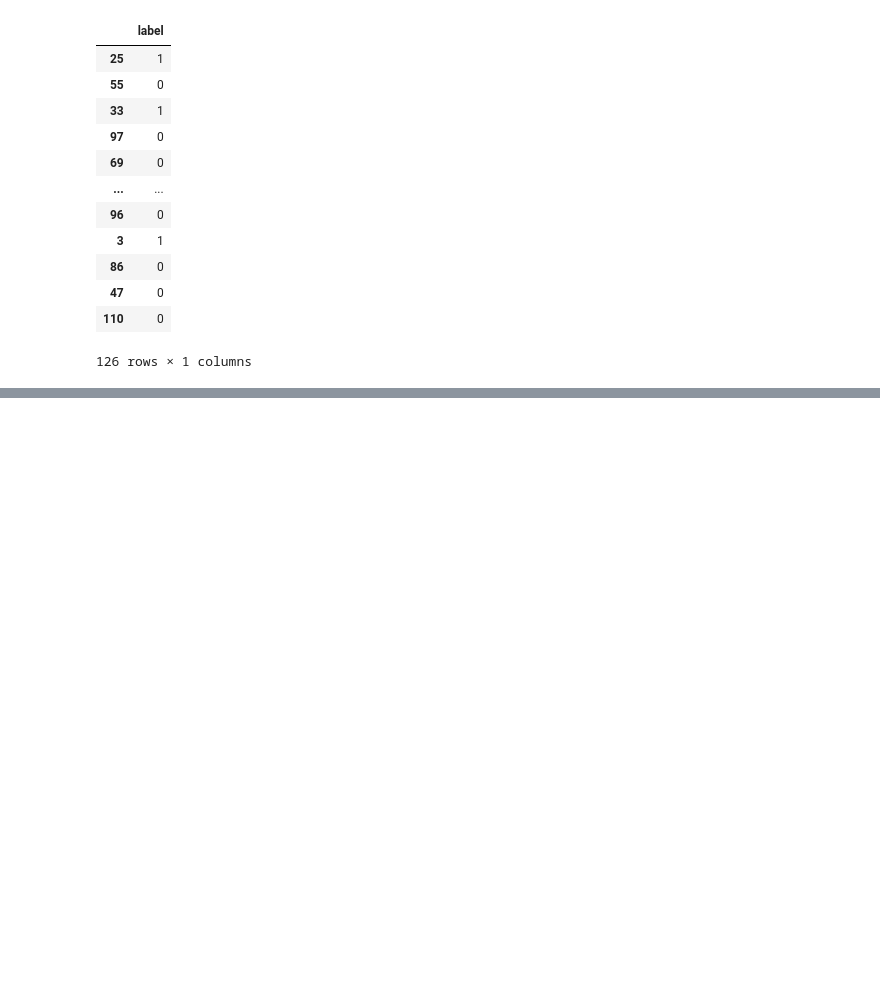
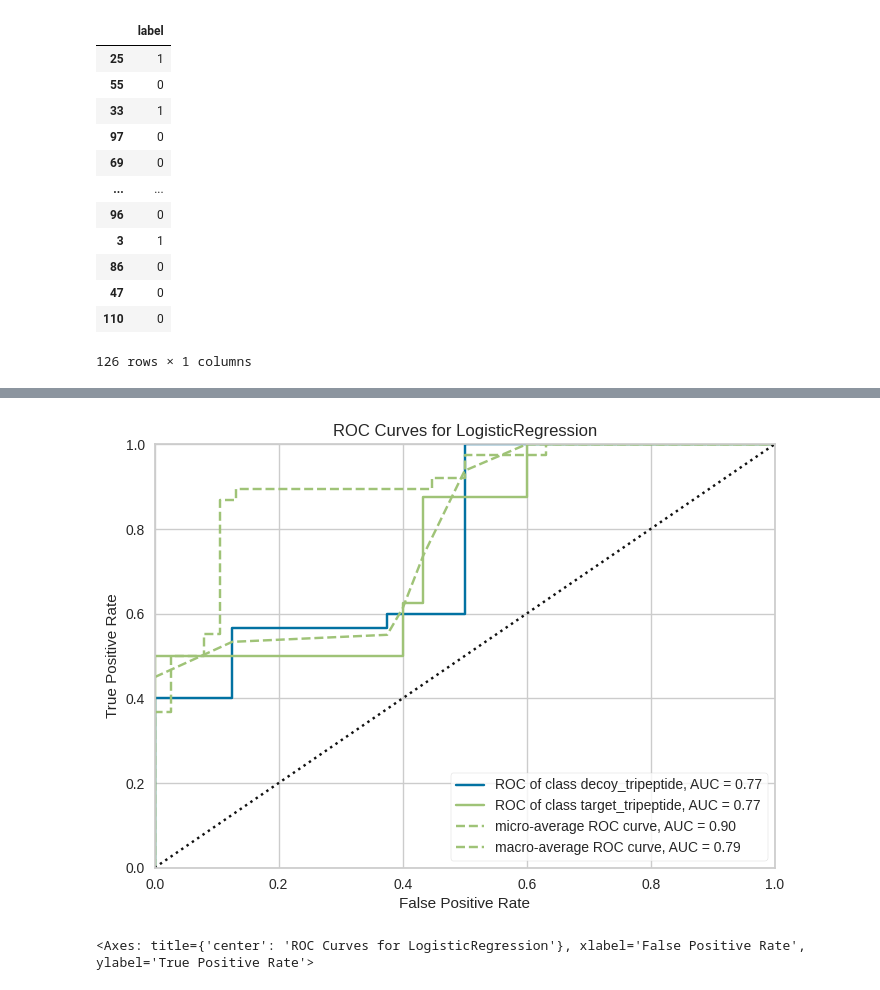
Before and after one commit to aysanraza/alpha-lapachone, a Jupyter notebook: alpha_lapachone.ipynb, the cells around one changed output, grey strips where cells are left out. Drawn from its saved outputs; the diff is of its cells as text; code cells hidden in the pictures; blank space fills up the shorter version.

```diff
--- a/alpha_lapachone.ipynb
+++ b/alpha_lapachone.ipynb
@@ -116,0 +160,10 @@ X_train, X_test, y_train, y_test = train_test_split(features, labels, test_size=
+# %%
+#Roc Curve
+
+visualizer_1 = ROCAUC(model_1, classes = ["decoy_tripeptide", "target_tripeptide"])
+visualizer_1.fit(X_train, y_train)
+visualizer_1.score(X_test, y_test)
+visualizer_1.show()
+# %% [output]
+[figure, added]
+<Axes: title={'center': 'ROC Curves for LogisticRegression'}, xlabel='False Positive Rate', ylabel='True Positive Rate'>
```
Also changed, not shown: parts of 6 cells of this notebook.
